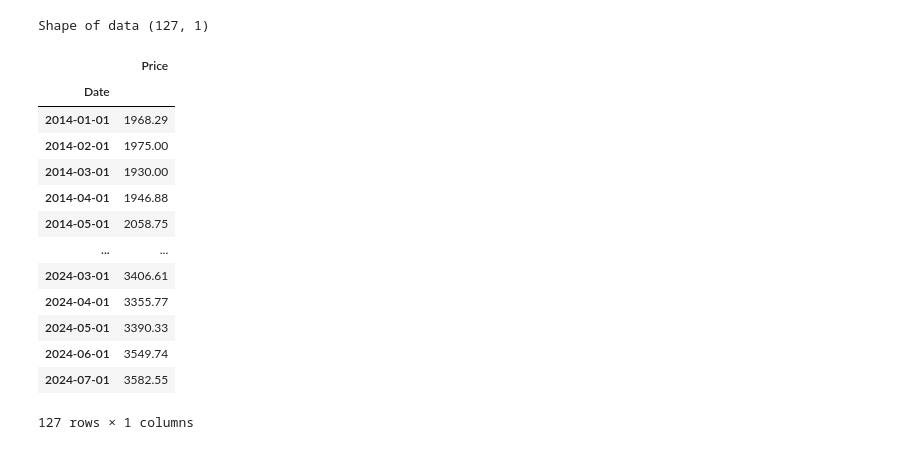
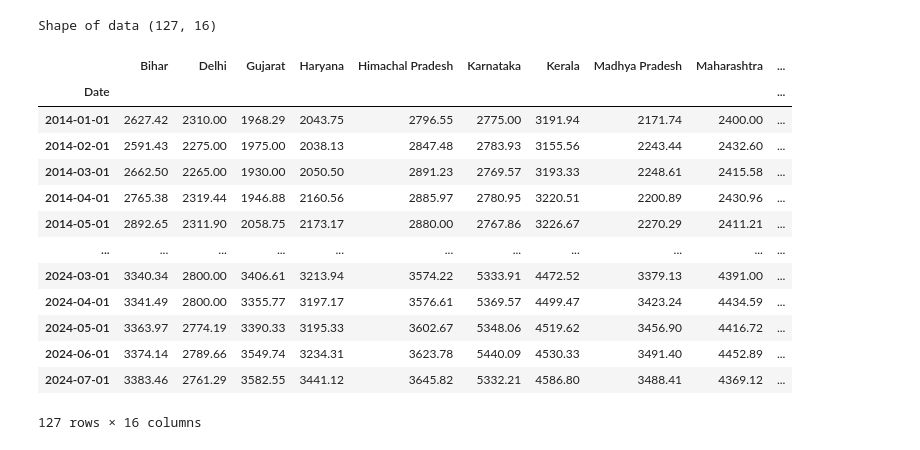
Before and after one commit to jash0803/crop_time_series_forcasting, a Jupyter notebook: Hackout.ipynb, the cells around one changed output. Cells and saved outputs as stored; diff of their text form; code cells hidden in the pictures.

```diff
--- a/Hackout.ipynb
+++ b/Hackout.ipynb
@@ -22,23 +24,22 @@ Requirement already satisfied: six in /usr/local/lib/python3.10/dist-packages (f
 import pandas as pd
 import numpy as np
 # %%
-df=pd.read_excel('/content/Book1.xlsx',index_col='Date',parse_dates=True)
-df=df.dropna()
+df=pd.read_excel('/content/Final DataSet.xlsx',index_col='Date',parse_dates=True)
 print('Shape of data',df.shape)
 df
 # %% [output]
-Shape of data (127, 1)
+Shape of data (127, 16)
-|  | Price |
-| Date |  |
-| 2014-01-01 | 1968.29 |
-| 2014-02-01 | 1975.00 |
-| 2014-03-01 | 1930.00 |
-| 2014-04-01 | 1946.88 |
-| 2014-05-01 | 2058.75 |
-| ... | ... |
-| 2024-03-01 | 3406.61 |
-| 2024-04-01 | 3355.77 |
-| 2024-05-01 | 3390.33 |
-| 2024-06-01 | 3549.74 |
-| 2024-07-01 | 3582.55 |
+|  | Bihar | Delhi | Gujarat | Haryana | Himachal Pradesh | Karnataka | Kerala | Madhya Pradesh | Maharashtra | ... |
+| Date |  |  |  |  |  |  |  |  |  | ... |
+| 2014-01-01 | 2627.42 | 2310.00 | 1968.29 | 2043.75 | 2796.55 | 2775.00 | 3191.94 | 2171.74 | 2400.00 | ... |
+| 2014-02-01 | 2591.43 | 2275.00 | 1975.00 | 2038.13 | 2847.48 | 2783.93 | 3155.56 | 2243.44 | 2432.60 | ... |
+| 2014-03-01 | 2662.50 | 2265.00 | 1930.00 | 2050.50 | 2891.23 | 2769.57 | 3193.33 | 2248.61 | 2415.58 | ... |
+| 2014-04-01 | 2765.38 | 2319.44 | 1946.88 | 2160.56 | 2885.97 | 2780.95 | 3220.51 | 2200.89 | 2430.96 | ... |
+| 2014-05-01 | 2892.65 | 2311.90 | 2058.75 | 2173.17 | 2880.00 | 2767.86 | 3226.67 | 2270.29 | 2411.21 | ... |
+| ... | ... | ... | ... | ... | ... | ... | ... | ... | ... | ... |
+| 2024-03-01 | 3340.34 | 2800.00 | 3406.61 | 3213.94 | 3574.22 | 5333.91 | 4472.52 | 3379.13 | 4391.00 | ... |
+| 2024-04-01 | 3341.49 | 2800.00 | 3355.77 | 3197.17 | 3576.61 | 5369.57 | 4499.47 | 3423.24 | 4434.59 | ... |
+| 2024-05-01 | 3363.97 | 2774.19 | 3390.33 | 3195.33 | 3602.67 | 5348.06 | 4519.62 | 3456.90 | 4416.72 | ... |
+| 2024-06-01 | 3374.14 | 2789.66 | 3549.74 | 3234.31 | 3623.78 | 5440.09 | 4530.33 | 3491.40 | 4452.89 | ... |
+| 2024-07-01 | 3383.46 | 2761.29 | 3582.55 | 3441.12 | 3645.82 | 5332.21 | 4586.80 | 3488.41 | 4369.12 | ... |
-127 rows × 1 columns
+127 rows × 16 columns
```
Also changed, not shown: parts of 11 cells of this notebook.
